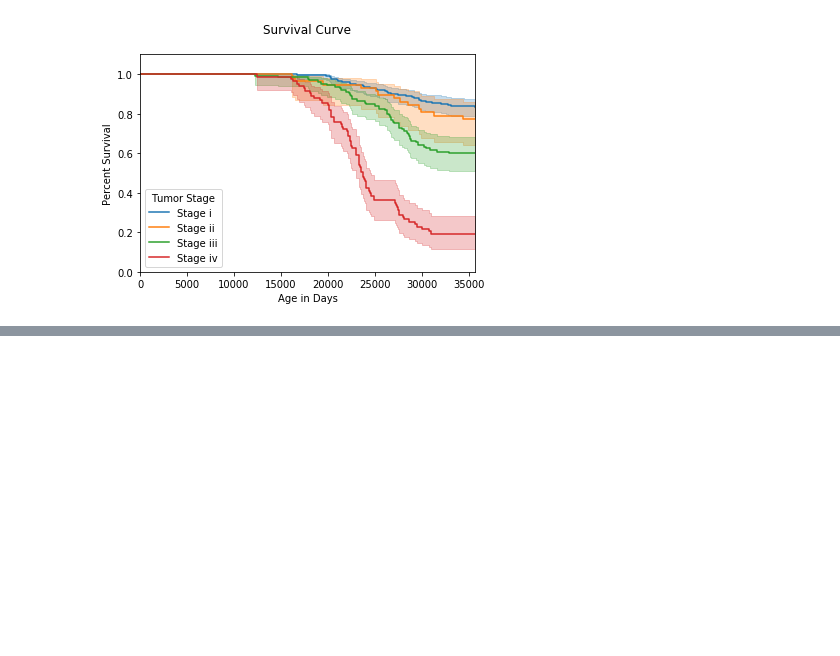
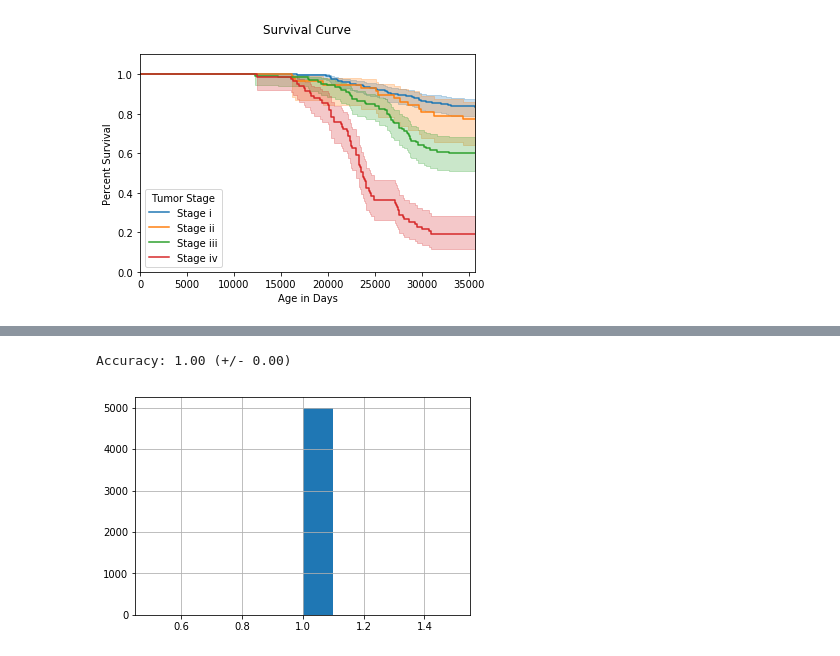
Before and after one commit to JoeJessee/rCCC_clinical_clustering, a Jupyter notebook: Final Project 3.ipynb, the cells around one changed output, grey strips where cells are left out. Saved outputs shown, nothing was run; the diff lists cells and outputs as text; code cells hidden in the pictures; blank space fills up the shorter version.

```diff
--- a/Final Project 3.ipynb
+++ b/Final Project 3.ipynb
@@ -295,3 +295,16 @@ ax.legend(['Stage i', 'Stage ii', 'Stage iii', 'Stage iv'], title = "Tumor Stage
 plt.show()
 # %% [output]
 [figure]
+# %%
+from sklearn.neighbors import KNeighborsClassifier
+from sklearn.linear_model import LogisticRegression
+from sklearn.model_selection import RepeatedStratifiedKFold, cross_val_score
+
+# read in data
+clinical_info = pd.read_csv("cleaned_clinical.csv")
+# remove rows that don't have the label of interest
+clinical_info = clinical_info.drop(['Unnamed: 0'], axis=1)
+clinical_info = clinical_info.set_index('submitter_id')
+clinical_info = clinical_info.rename_axis('submitter_id')
+clinical_info = clinical_info.dropna(subset=['tumor_stage'])
+clinical_info.info()
@@ -297,0 +329,7 @@ plt.show()
+# %%
+# separate data from labels
+clinical_info.target = np.array(clinical_info['vital_status'])
+clinical_info.data = clinical_info.loc[:, clinical_info.columns != 'vital_status']
+
+clinical_info.target
+clinical_info.data
@@ -297,0 +356,14 @@ plt.show()
+# %%
+# use Pandas getdummies for encoding factor data
+clinical_info.encoded = pd.get_dummies(clinical_info.data, dummy_na= True)
+
+# test if there are any NAs in the df
+clinical_info.encoded = clinical_info.encoded.replace(np.nan, 0)
+clinical_info.encoded.isnull().values.any()
+
+# attempt to cluster using knn
+y = clinical_info.target
+X = clinical_info.encoded
+
+
+clinical_info.encoded.head()
@@ -297,0 +379,12 @@ plt.show()
+# %%
+lr = LogisticRegression()
+cv = RepeatedStratifiedKFold(n_splits=5,n_repeats=1000, random_state=42)
+
+scores = cross_val_score(lr, X, y, cv=cv, scoring='accuracy')
+# %%
+pd.Series(scores).hist()
+
+print("Accuracy: %0.2f (+/- %0.2f)" % (scores.mean(), scores.std() * 2))
+# %% [output]
+Accuracy: 1.00 (+/- 0.00)
+[figure, added]
```
Also changed, not shown: parts of 19 cells of this notebook, 2 other files.
